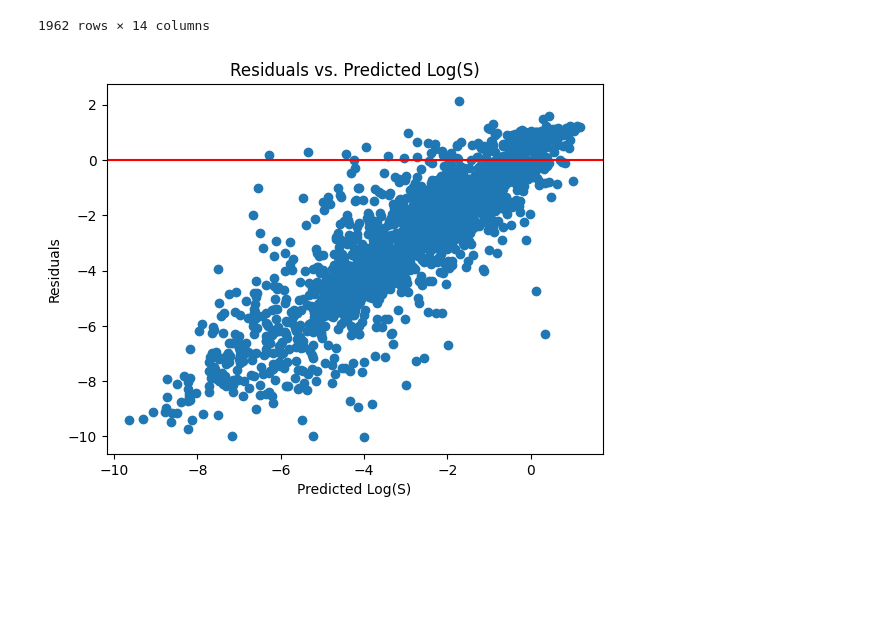
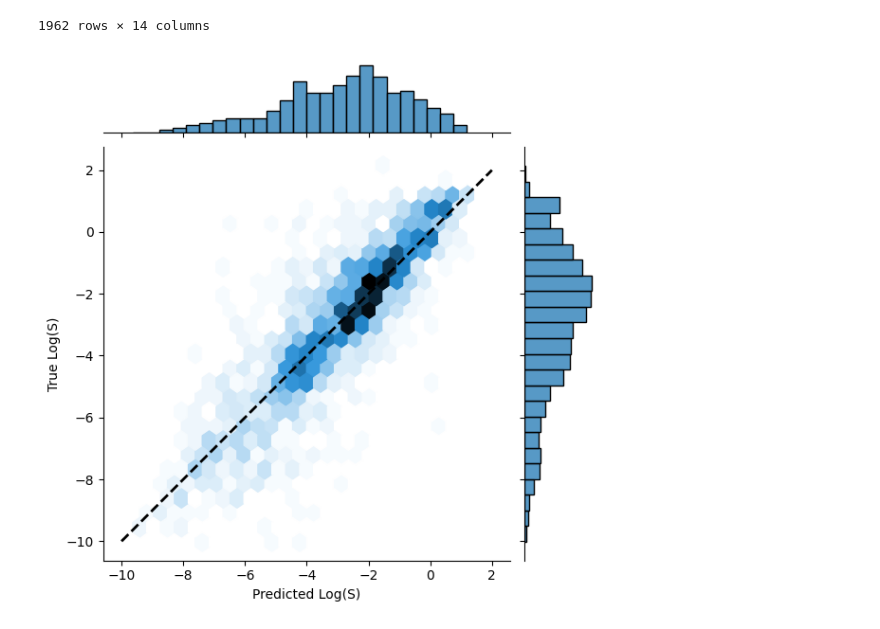
Before and after one commit to ManuelGehl/molecule_solubility, a Jupyter notebook: scripts/Model_building.ipynb, the cells around one changed output. Cells and saved outputs as stored; diff of their text form; code cells hidden in the pictures; blank space fills up the shorter version.

Commit message:
finalized model building

```diff
--- a/scripts/Model_building.ipynb
+++ b/scripts/Model_building.ipynb
@@ -401,6 +387,14 @@ joblib.dump(stacking_regressor, filepath_stacking)
 ['../models/stacking_model.pkl']
 # %% [markdown]
 ## Evaluate models on test set
+# %%
+# Load models
+best_gb_model = joblib.load("../models/best_gb_model.pkl")
+best_knn_model = joblib.load("../models/best_knn_model.pkl")
+best_mlp_model = joblib.load("../models/best_mlp_model.pkl")
+best_svr_model = joblib.load("../models/best_svr_model.pkl")
+voting_regressor = joblib.load("../models/voting_model.pkl")
+stacking_regressor = joblib.load("../models/stacking_model.pkl")
 # %%
 # Compare performances of all models on test set
 models = {
@@ -471,11 +464,12 @@ error_analysis_df
 1962 rows × 14 columns
 # %%
 # Create pairity plot
-plt.scatter(error_analysis_df.loc[:, "prediction"], error_analysis_df.loc[:, "solubility"])
-plt.axhline(y=0, color='r', linestyle='-')
+sns.jointplot(x=error_analysis_df.loc[:, "prediction"], y=error_analysis_df.loc[:, "solubility"], kind="hex")
+x_line = np.linspace(-10, 2, 100)
+y_line = x_line
+plt.plot(x_line, y_line, color='black', linestyle='--', linewidth=2, label='y = x')
 plt.xlabel('Predicted Log(S)')
-plt.ylabel('Residuals')
-plt.title('Residuals vs. Predicted Log(S)')
+plt.ylabel('True Log(S)')
 plt.show()
 # %% [output]
-[figure, old version]
+[figure, new version]
```
Also changed, not shown: parts of 11 cells of this notebook.
